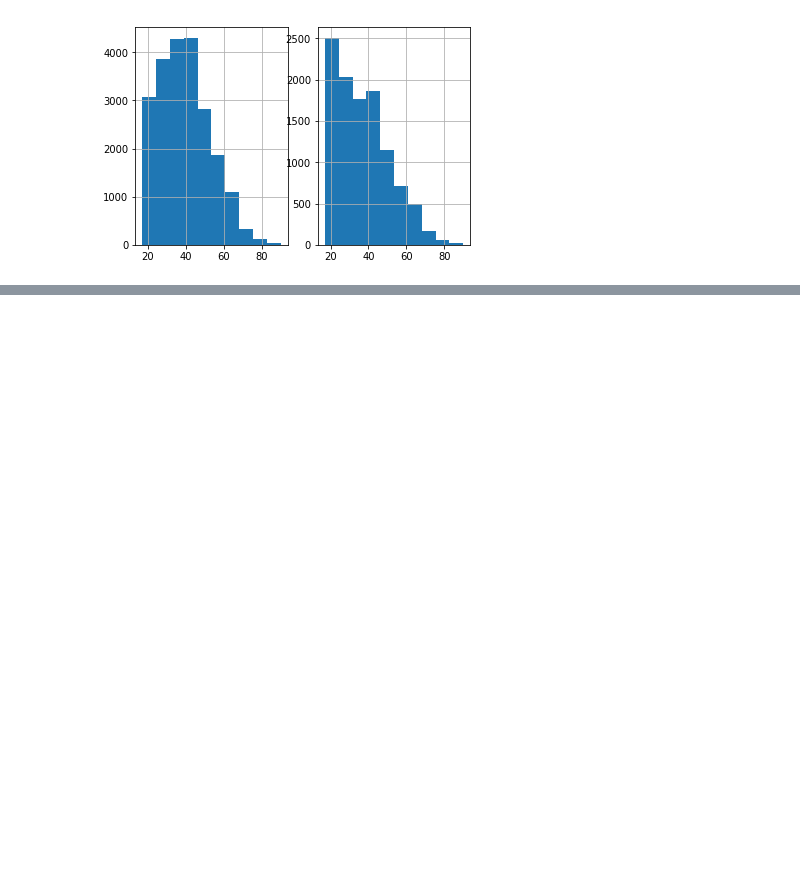
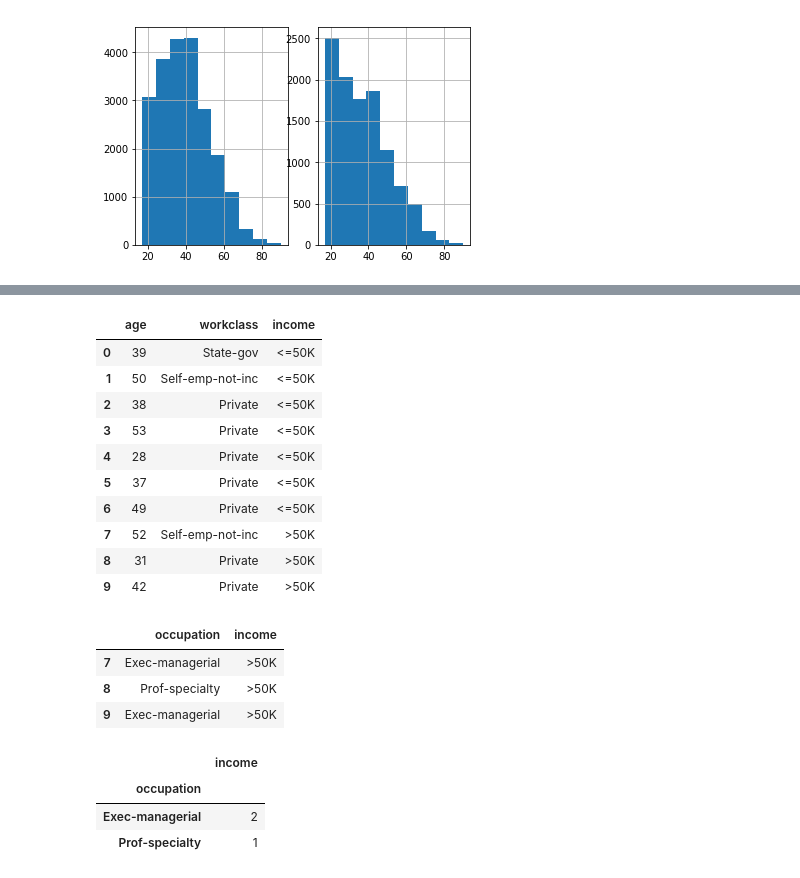
Before and after one commit to jtanderson/COSC-311-Fall2020, a Jupyter notebook: Pandas.ipynb, the cells around one changed output, grey strips where cells are left out. Drawn from its saved outputs; the diff is of its cells as text; code cells hidden in the pictures; blank space fills up the shorter version.

```diff
--- a/Pandas.ipynb
+++ b/Pandas.ipynb
@@ -290,0 +324,14 @@ females['age'].hist(ax=axes[1])
+# %%
+adults.head(10)[['age', 'workclass', 'income']]
+# %% [output]
+|  | age | workclass | income |
+| 0 | 39 | State-gov | <=50K |
+| 1 | 50 | Self-emp-not-inc | <=50K |
+| 2 | 38 | Private | <=50K |
+| 3 | 53 | Private | <=50K |
+| 4 | 28 | Private | <=50K |
+| 5 | 37 | Private | <=50K |
+| 6 | 49 | Private | <=50K |
+| 7 | 52 | Self-emp-not-inc | >50K |
+| 8 | 31 | Private | >50K |
+| 9 | 42 | Private | >50K |
@@ -290,0 +340,14 @@ females['age'].hist(ax=axes[1])
+# %%
+tmp[tmp['income'] == ">50K"]
+# %% [output]
+|  | occupation | income |
+| 7 | Exec-managerial | >50K |
+| 8 | Prof-specialty | >50K |
+| 9 | Exec-managerial | >50K |
+# %%
+tmp[tmp['income'] == ">50K"].groupby('occupation').count()
+# %% [output]
+|  | income |
+| occupation |  |
+| Exec-managerial | 2 |
+| Prof-specialty | 1 |
```
Also changed, not shown: parts of 7 cells of this notebook, 1 other file.
